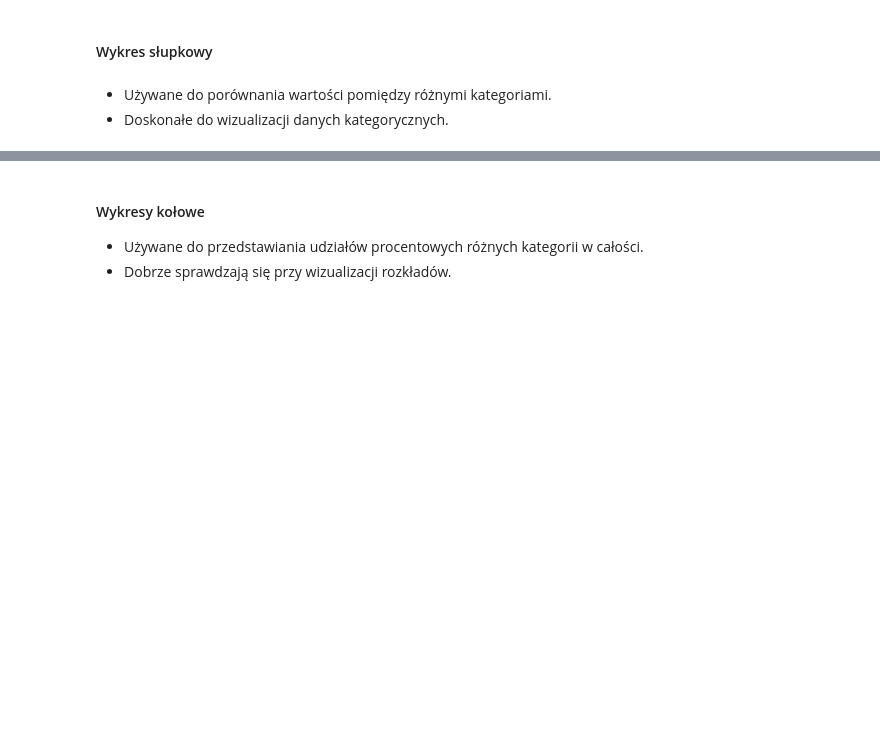
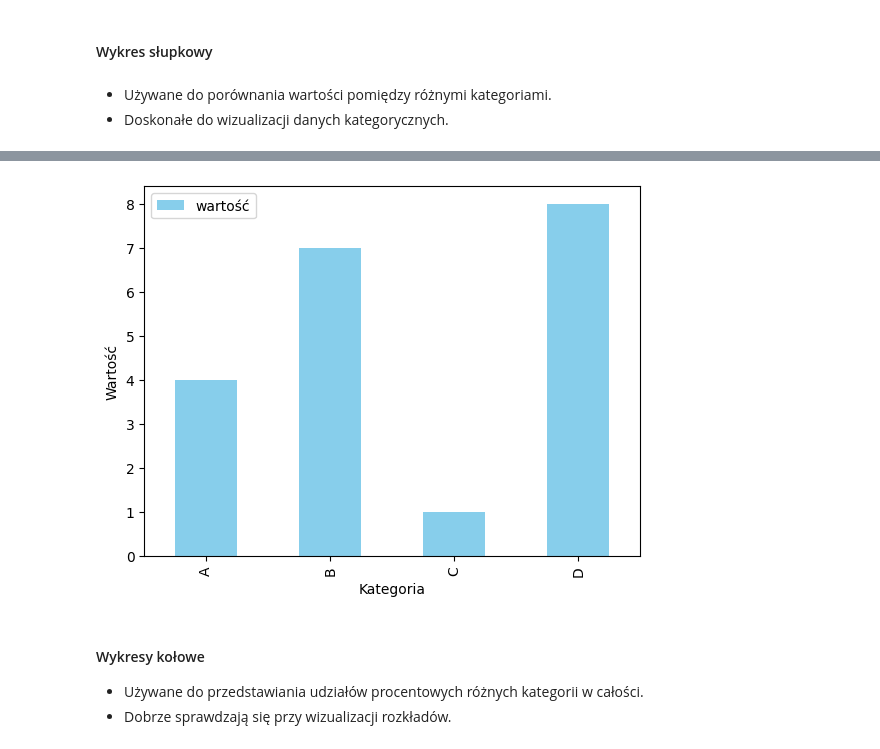
Before and after one commit to krzpiszcz/pandas_14_09_2024, a Jupyter notebook: 09_wizualizacje.ipynb, the cells around one changed output, grey strips where cells are left out. Saved outputs shown, nothing was run; the diff lists cells and outputs as text; code cells hidden in the pictures; blank space fills up the shorter version.

```diff
--- a/09_wizualizacje.ipynb
+++ b/09_wizualizacje.ipynb
@@ -34,6 +67,4 @@ data = {
     'wartość': [4, 7, 1, 8]
 }
 df = pd.DataFrame(data)
-
-# Wykres słupkowy
-...
+df
@@ -40,3 +77,11 @@ df = pd.DataFrame(data)
+# %%
+# Wykres słupkowy
+df.plot(x='kategoria', y='wartość', kind='bar', color='skyblue')
+plt.xlabel("Kategoria")
+plt.ylabel("Wartość")
+plt.show()
+# %% [output]
+[figure, added]
 # %% [markdown]
 #### Wykresy kołowe
 
```
Also changed, not shown: parts of 6 cells of this notebook.
